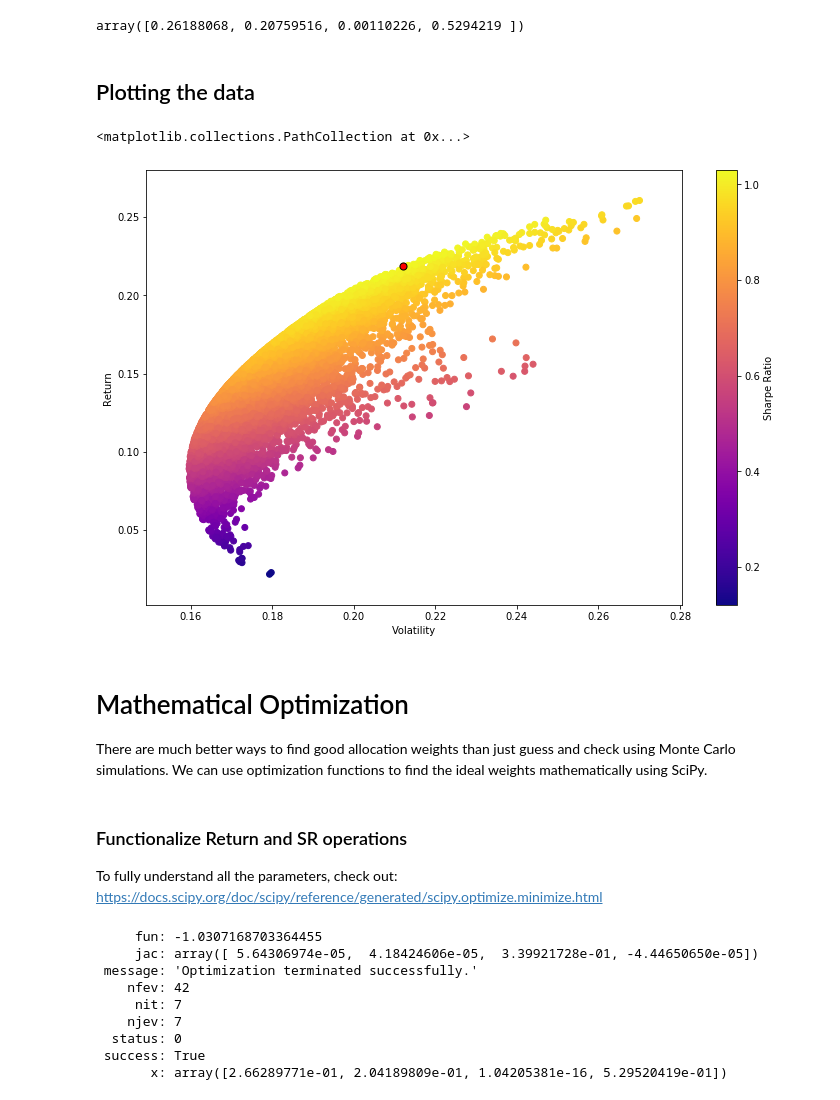
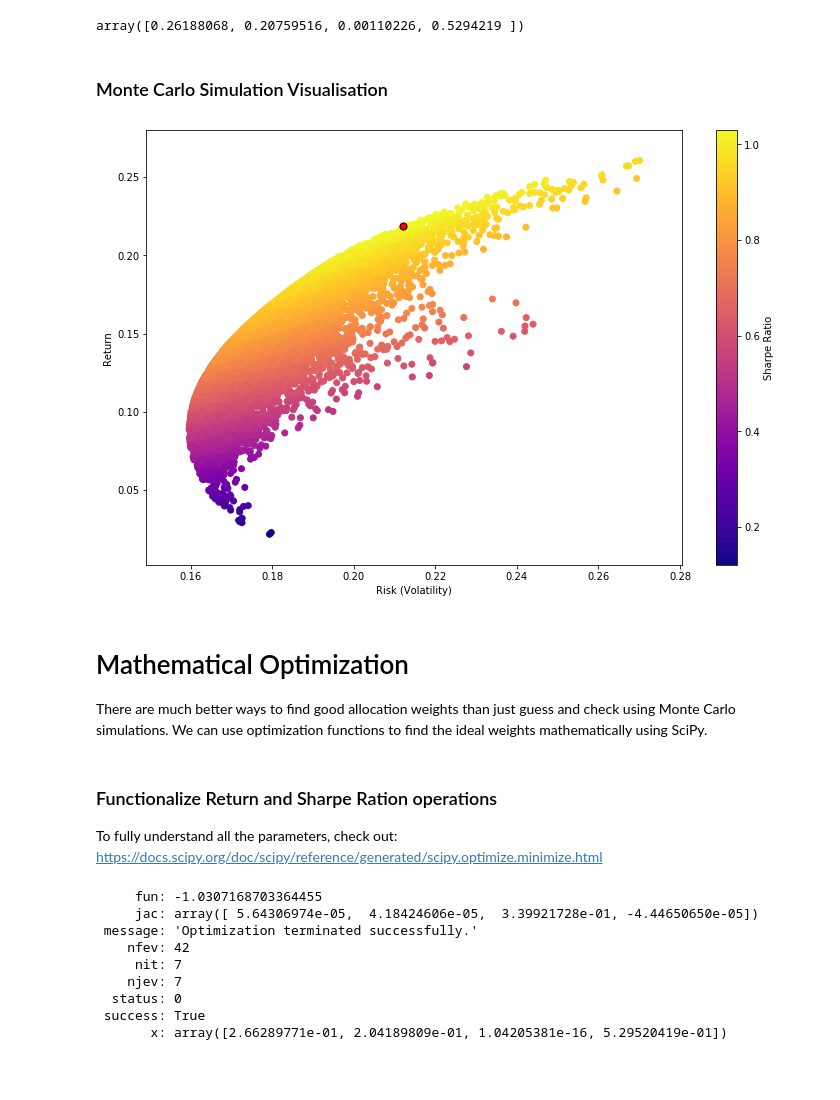
Before and after one commit to CuriousJ1/Portfolio-Optimization, a Jupyter notebook: Portfolio Optimization.ipynb, the cells around one changed output. Saved outputs shown, nothing was run; the diff lists cells and outputs as text; code cells hidden in the pictures; blank space fills up the shorter version.

Commit message:
Update comments on Monte Carlo Simulation

```diff
--- a/Portfolio Optimization.ipynb
+++ b/Portfolio Optimization.ipynb
@@ -256,26 +328,26 @@ array([0.26188068, 0.20759516, 0.00110226, 0.5294219 ])
 # %%
 max_sr_ret = ret_arr[1419]
 max_sr_vol = vol_arr[1419]
-# %% [markdown]
-## Plotting the data
+# %% [markdown]
+### Monte Carlo Simulation Visualisation
 # %%
+# Visualisation
 plt.figure(figsize=(12,8))
 plt.scatter(vol_arr,ret_arr,c=sharpe_arr,cmap='plasma')
 plt.colorbar(label='Sharpe Ratio')
-plt.xlabel('Volatility')
+plt.xlabel('Risk (Volatility)')
 plt.ylabel('Return')
 
 # Add red dot for max SR
-plt.scatter(max_sr_vol,max_sr_ret,c='red',s=50,edgecolors='black')
+plt.scatter(max_sr_vol,max_sr_ret,c='red',s=50,edgecolors='black');
 # %% [output]
-<matplotlib.collections.PathCollection at 0x...>
-[figure, old version]
+[figure, new version]
 # %% [markdown]
 # Mathematical Optimization
 
 There are much better ways to find good allocation weights than just guess and check using Monte Carlo simulations. We can use optimization functions to find the ideal weights mathematically using SciPy.
 # %% [markdown]
-### Functionalize Return and SR operations
+### Functionalize Return and Sharpe Ration operations
 
 To fully understand all the parameters, check out:
 https://docs.scipy.org/doc/scipy/reference/generated/scipy.optimize.minimize.html
```
Also changed, not shown: parts of 40 cells of this notebook.
